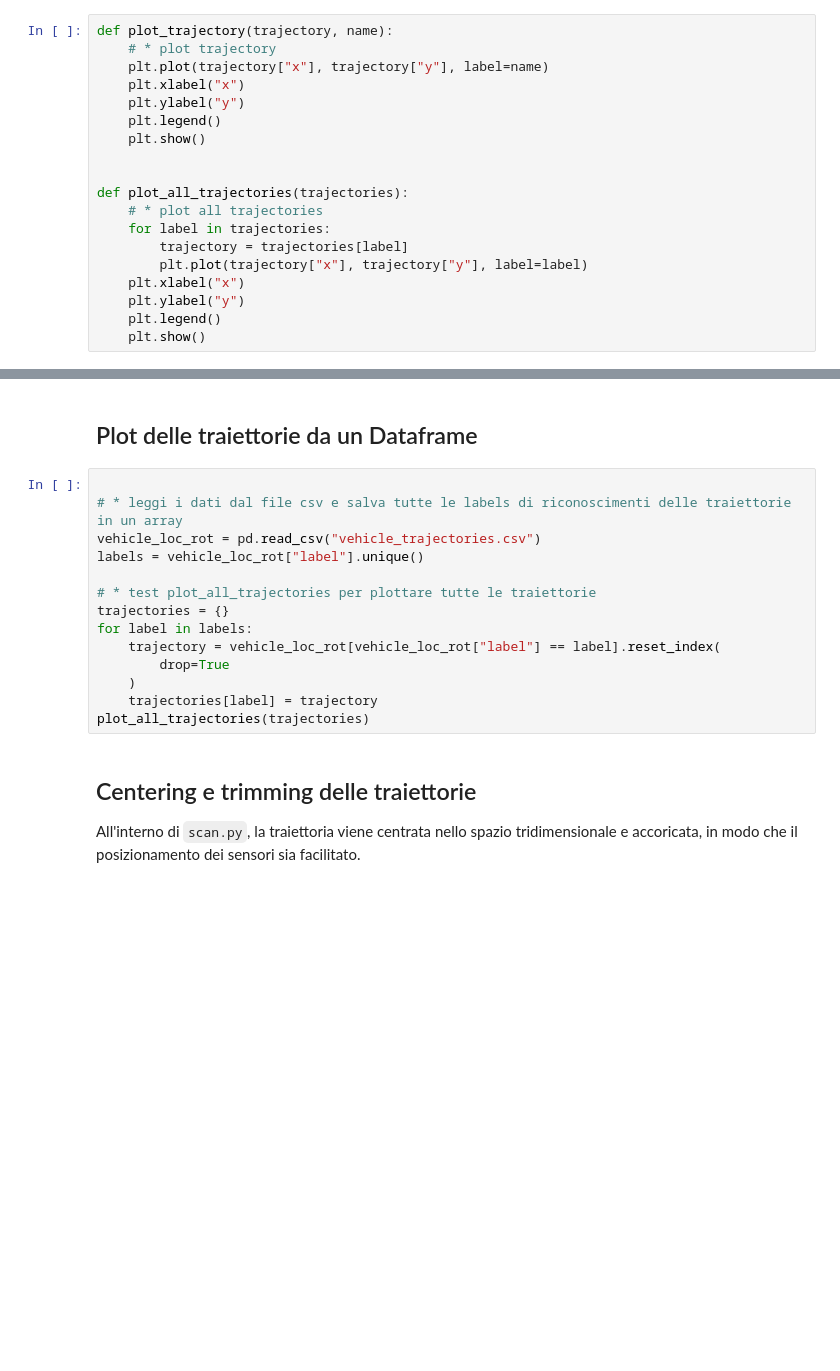
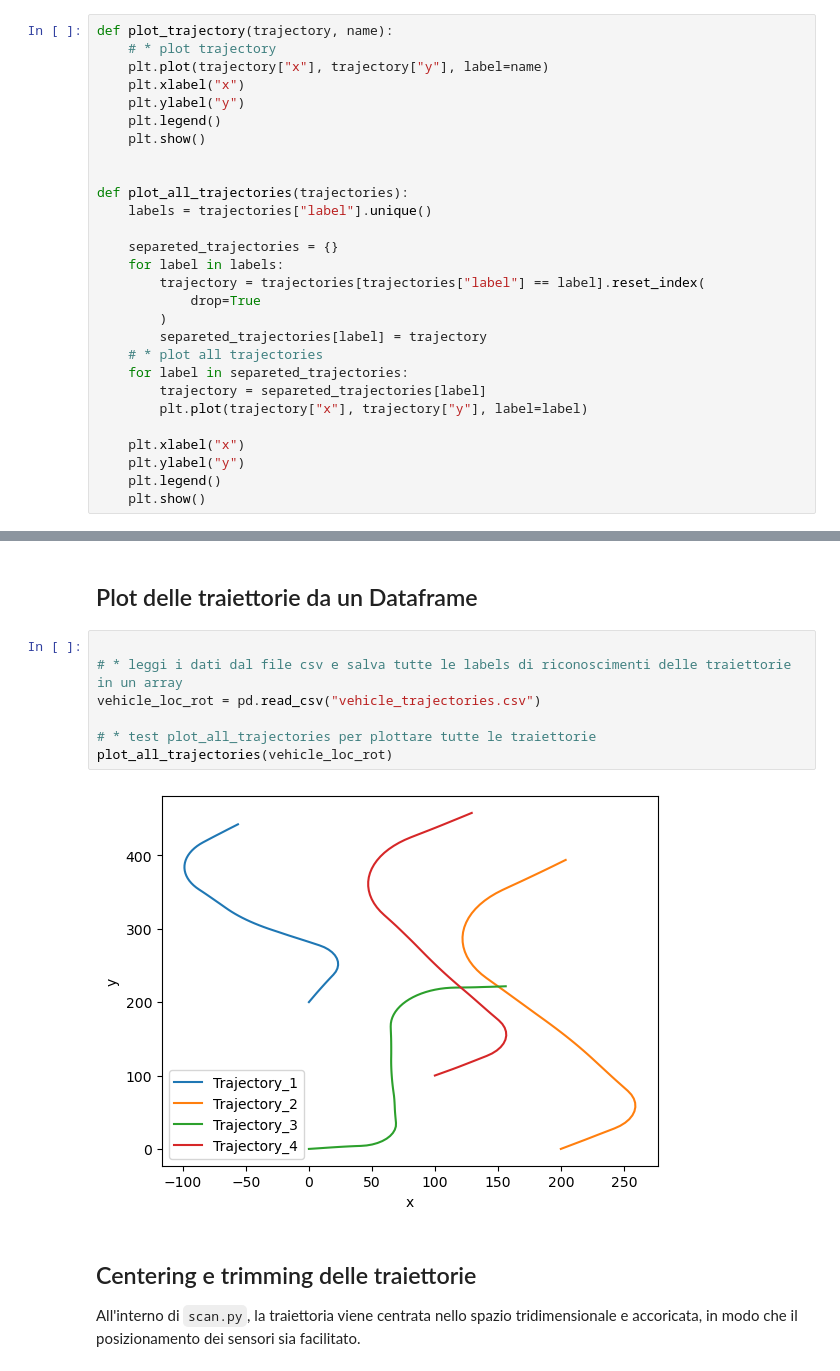
Before and after one commit to mazzaronecristian/blensor_lidar_simulation, a Jupyter notebook: plot_blensor_data.ipynb, the cells around one changed output, grey strips where cells are left out. Saved outputs shown, nothing was run; the diff lists cells and outputs as text; blank space fills up the shorter version.

```diff
--- a/plot_blensor_data.ipynb
+++ b/plot_blensor_data.ipynb
@@ -25,10 +25,19 @@ def plot_trajectory(trajectory, name):
 
 
 def plot_all_trajectories(trajectories):
+    labels = trajectories["label"].unique()
+
+    separeted_trajectories = {}
+    for label in labels:
+        trajectory = trajectories[trajectories["label"] == label].reset_index(
+            drop=True
+        )
+        separeted_trajectories[label] = trajectory
     # * plot all trajectories
-    for label in trajectories:
-        trajectory = trajectories[label]
+    for label in separeted_trajectories:
+        trajectory = separeted_trajectories[label]
         plt.plot(trajectory["x"], trajectory["y"], label=label)
+
     plt.xlabel("x")
     plt.ylabel("y")
     plt.legend()
@@ -114,17 +123,12 @@ def center_and_trim_trajectory(trajectory):
 # %%
 
 # * leggi i dati dal file csv e salva tutte le labels di riconoscimenti delle traiettorie in un array
 vehicle_loc_rot = pd.read_csv("vehicle_trajectories.csv")
-labels = vehicle_loc_rot["label"].unique()
 
 # * test plot_all_trajectories per plottare tutte le traiettorie
-trajectories = {}
-for label in labels:
-    trajectory = vehicle_loc_rot[vehicle_loc_rot["label"] == label].reset_index(
-        drop=True
-    )
-    trajectories[label] = trajectory
-plot_all_trajectories(trajectories)
+plot_all_trajectories(vehicle_loc_rot)
+# %% [output]
+[figure, added]
 # %% [markdown]
 
 ## Centering e trimming delle traiettorie
```
Also changed, not shown: parts of 6 cells of this notebook, 1 other file.
